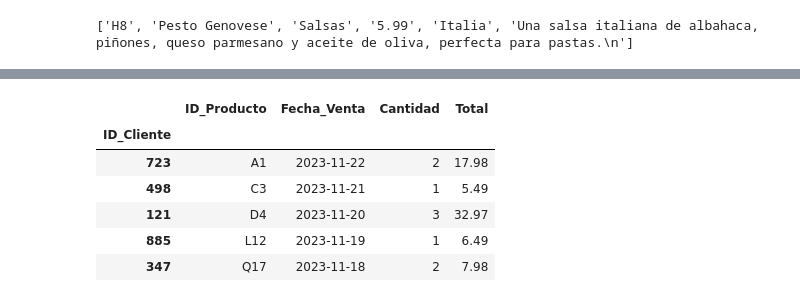
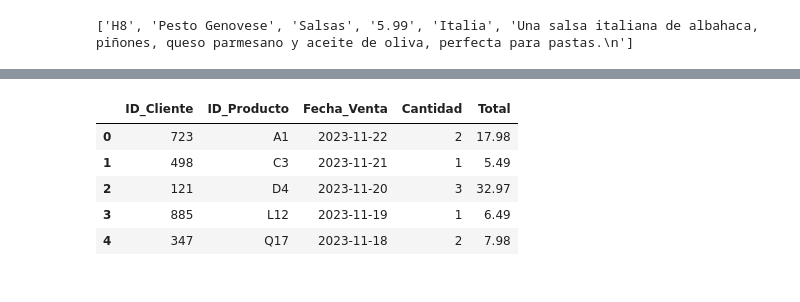
Before and after one commit to patriciamromero/promoG-modulo3-sprint2-pairprogramming-Alejandra-Mar-a-Patricia, a Jupyter notebook: ETL_1.ipynb, the cells around one changed output, grey strips where cells are left out. Cells and saved outputs as stored; diff of their text form; code cells hidden in the pictures.

```diff
--- a/ETL_1.ipynb
+++ b/ETL_1.ipynb
@@ -145,10 +164,9 @@ customer.reset_index(inplace = True)
-# %%
-customer.head()
-# %% [output]
-|  | ID_Producto | Fecha_Venta | Cantidad | Total |
-| ID_Cliente |  |  |  |  |
-| 723 | A1 | 2023-11-22 | 2 | 17.98 |
-| 498 | C3 | 2023-11-21 | 1 | 5.49 |
-| 121 | D4 | 2023-11-20 | 3 | 32.97 |
-| 885 | L12 | 2023-11-19 | 1 | 6.49 |
-| 347 | Q17 | 2023-11-18 | 2 | 7.98 |
+# %%
+sales = apertura_fichero("files/ventas.csv")
+# %% [output]
+|  | ID_Cliente | ID_Producto | Fecha_Venta | Cantidad | Total |
+| 0 | 723 | A1 | 2023-11-22 | 2 | 17.98 |
+| 1 | 498 | C3 | 2023-11-21 | 1 | 5.49 |
+| 2 | 121 | D4 | 2023-11-20 | 3 | 32.97 |
+| 3 | 885 | L12 | 2023-11-19 | 1 | 6.49 |
+| 4 | 347 | Q17 | 2023-11-18 | 2 | 7.98 |
```
Also changed, not shown: parts of 16 cells of this notebook, 2 other files.
